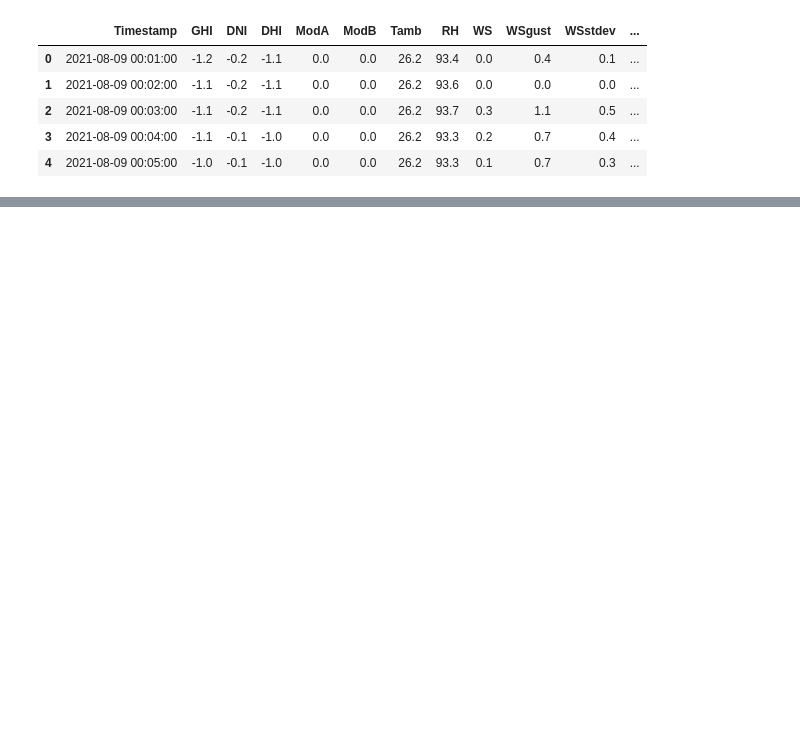
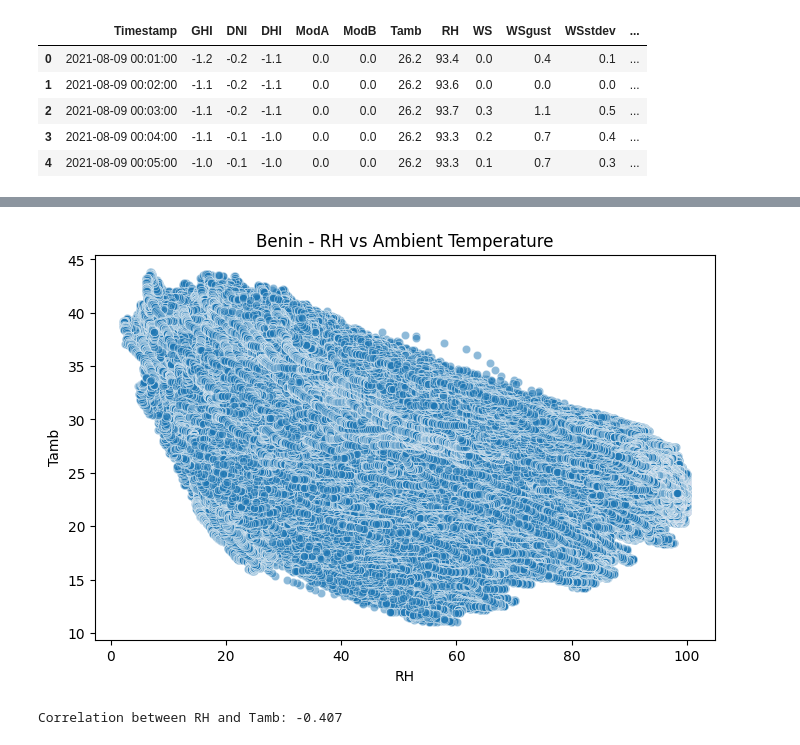
Before and after one commit to Saronzeleke/solar-challenge-week0, a Jupyter notebook: notebooks/benin_eda.ipynb, the cells around one changed output, grey strips where cells are left out. Cells and saved outputs as stored; diff of their text form; code cells hidden in the pictures; blank space fills up the shorter version.

```diff
--- a/notebooks/benin_eda.ipynb
+++ b/notebooks/benin_eda.ipynb
@@ -103,3 +120,14 @@ plt.show()
+# %%
+plt.figure(figsize=(8,5))
+sns.scatterplot(data=df_clean, x='RH', y='Tamb', alpha=0.5)
+plt.title(f"{country.capitalize()} - RH vs Ambient Temperature")
+plt.show()
+
+correlation = df_clean['RH'].corr(df_clean['Tamb'])
+print(f"Correlation between RH and Tamb: {correlation:.3f}")
+# %% [output]
+[figure, added]
+Correlation between RH and Tamb: -0.407
 # %%
 # Wind rose (simplified)
 plt.figure(figsize=(8,6))
```
Also changed, not shown: parts of 11 cells of this notebook, 1 other file.
